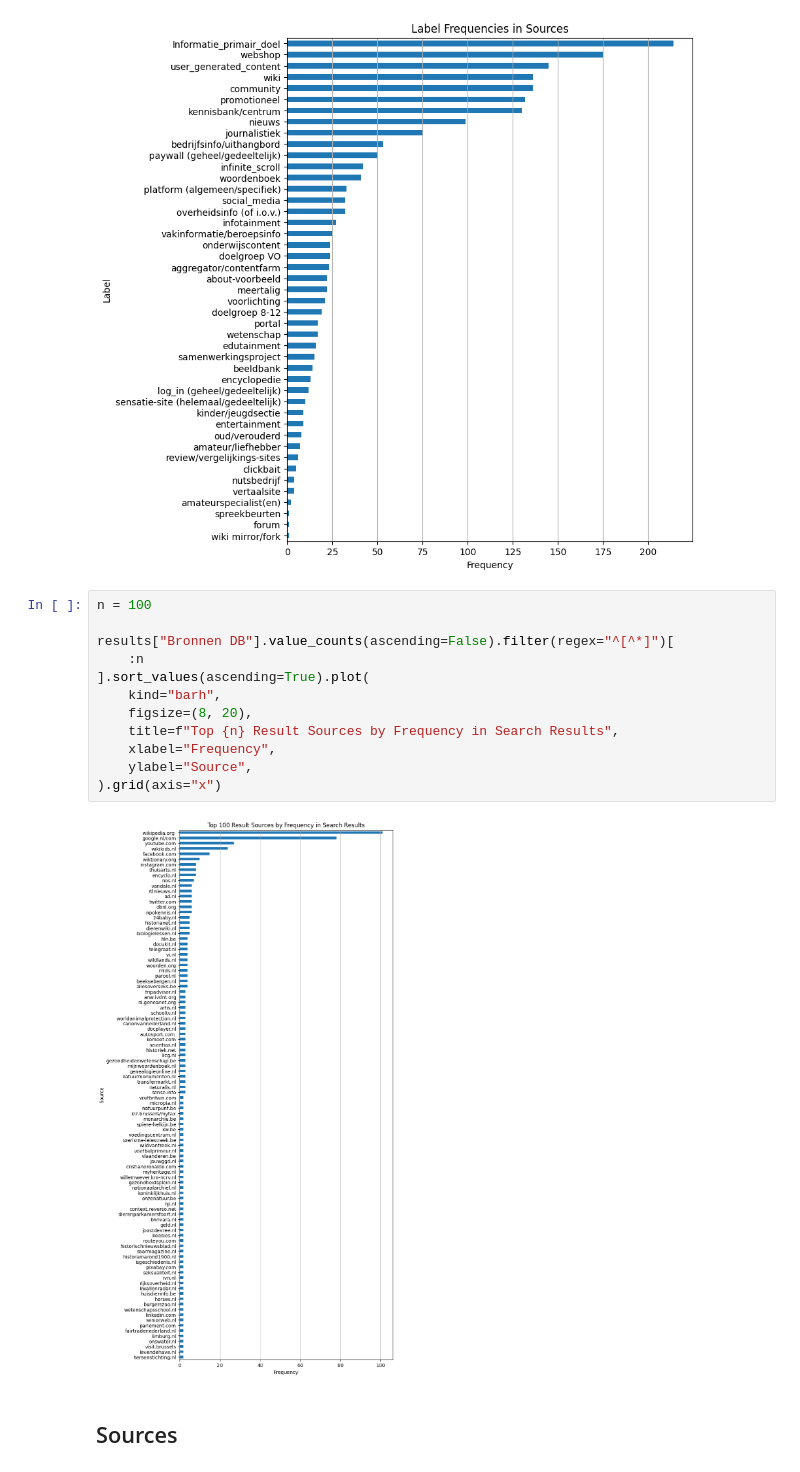
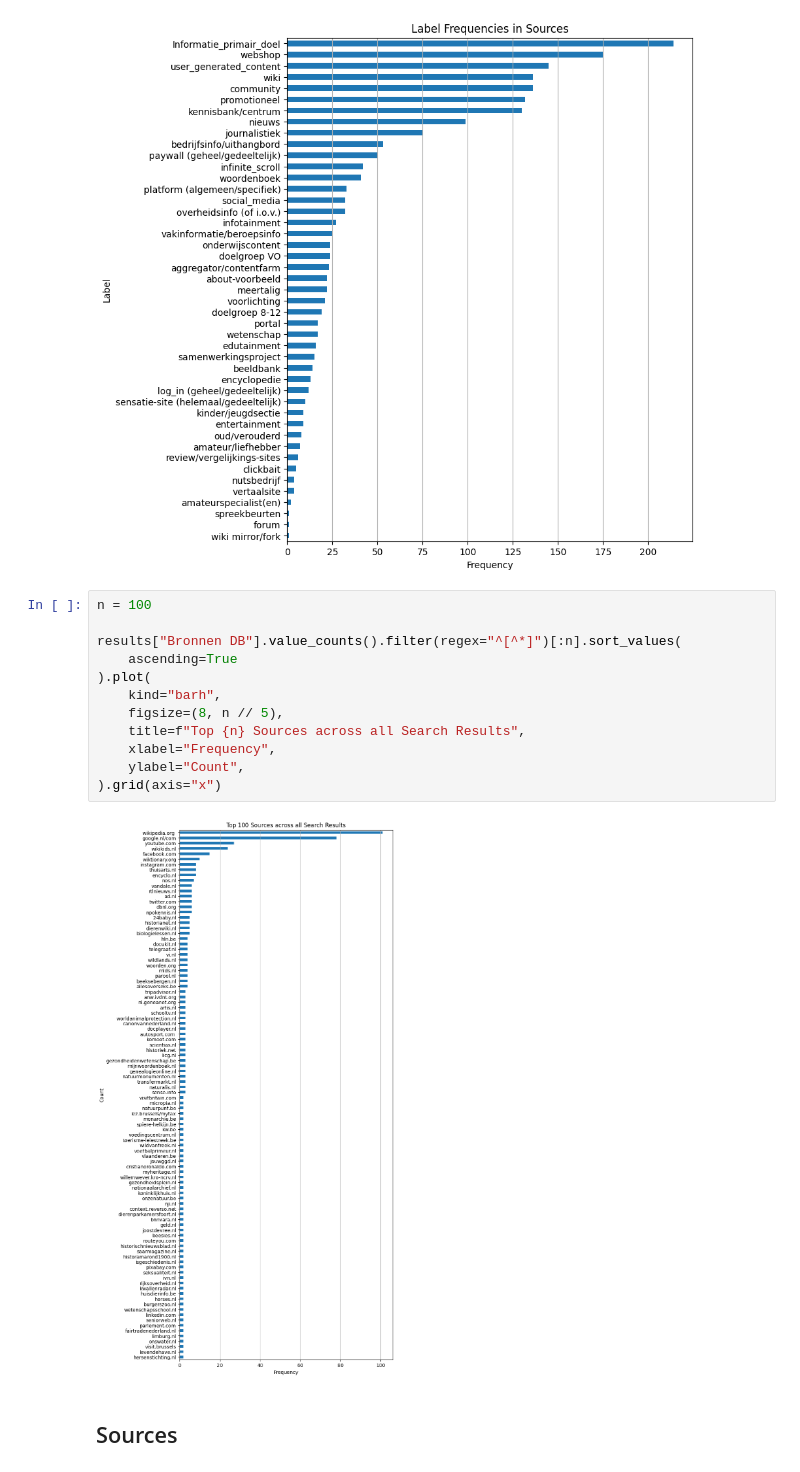
Before and after one commit to SlimZoeken/100queries, a Jupyter notebook: notebooks/analysis.ipynb, the cells around one changed output. Cells and saved outputs as stored; diff of their text form.

Commit message:
Minor fixes for readability in result sources analysis.

```diff
--- a/notebooks/analysis.ipynb
+++ b/notebooks/analysis.ipynb
@@ -177,17 +175,17 @@ results["Bron: Vrije labels"].str.split(",").explode().value_counts(
 # %%
 n = 100
 
-results["Bronnen DB"].value_counts(ascending=False).filter(regex="^[^*]")[
-    :n
-].sort_values(ascending=True).plot(
+results["Bronnen DB"].value_counts().filter(regex="^[^*]")[:n].sort_values(
+    ascending=True
+).plot(
     kind="barh",
-    figsize=(8, 20),
-    title=f"Top {n} Result Sources by Frequency in Search Results",
+    figsize=(8, n // 5),
+    title=f"Top {n} Sources across all Search Results",
     xlabel="Frequency",
-    ylabel="Source",
+    ylabel="Count",
 ).grid(axis="x")
 # %% [output]
-[figure, old version]
+[figure, new version]
 # %% [markdown]
 ## Sources
 # %%
```
Also changed, not shown: parts of 2 cells of this notebook.
